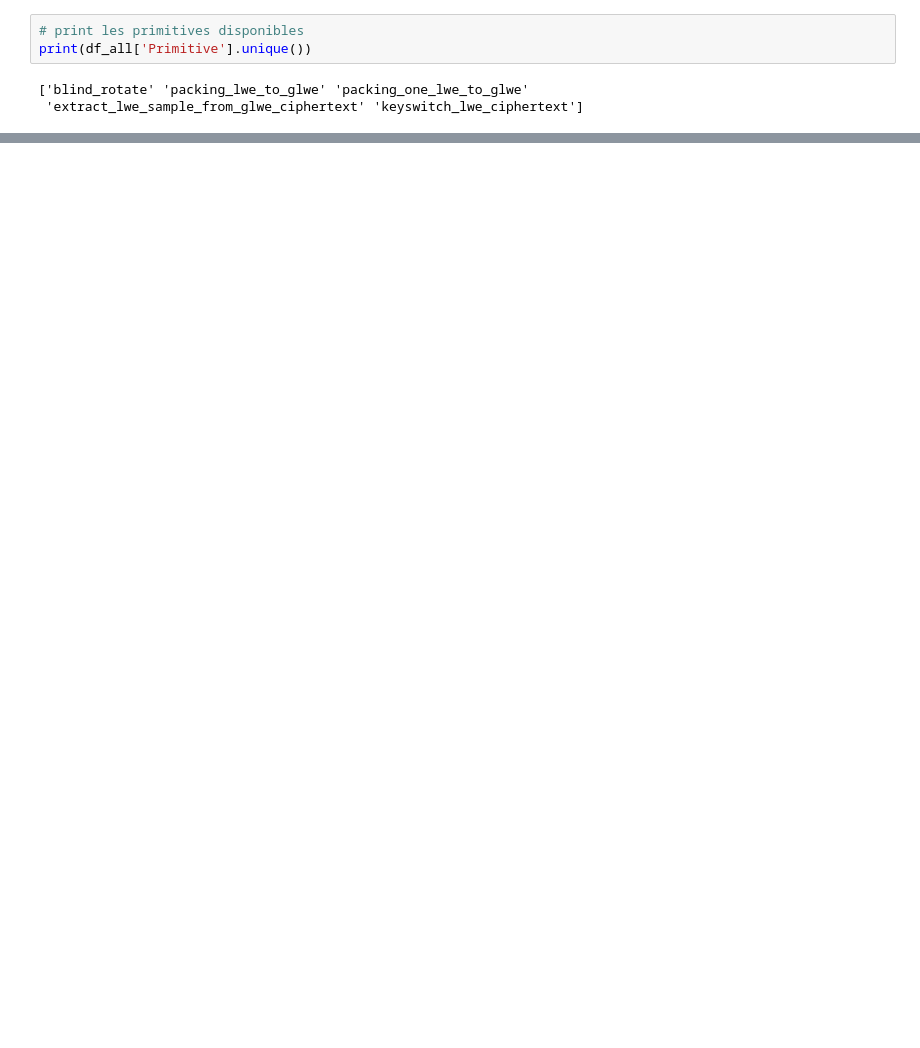
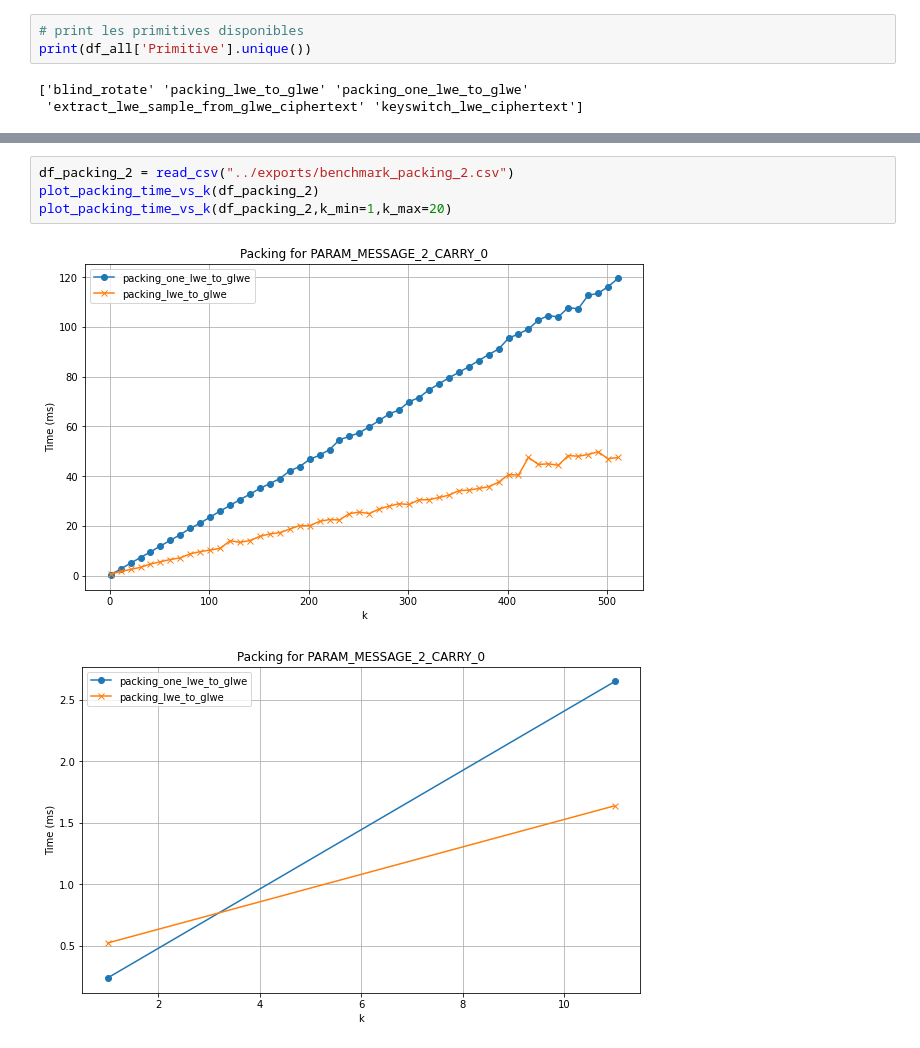
Before and after one commit to sofianeazogagh/revoLUT, a Jupyter notebook: charts/charts_primitives.ipynb, the cells around one changed output, grey strips where cells are left out. Cells and saved outputs as stored; diff of their text form; blank space fills up the shorter version.

```diff
--- a/charts/charts_primitives.ipynb
+++ b/charts/charts_primitives.ipynb
@@ -82,0 +143,7 @@ plot_primitive(df_one_lwe_to_glwe, "packing_one_lwe_to_glwe", threshold=0.1)
+# %%
+df_packing_2 = read_csv("../exports/benchmark_packing_2.csv")
+plot_packing_time_vs_k(df_packing_2)
+plot_packing_time_vs_k(df_packing_2,k_min=1,k_max=20)
+# %% [output]
+[figure, added]
+[figure, added]
```
Also changed, not shown: parts of 8 cells of this notebook, 9 other files.
